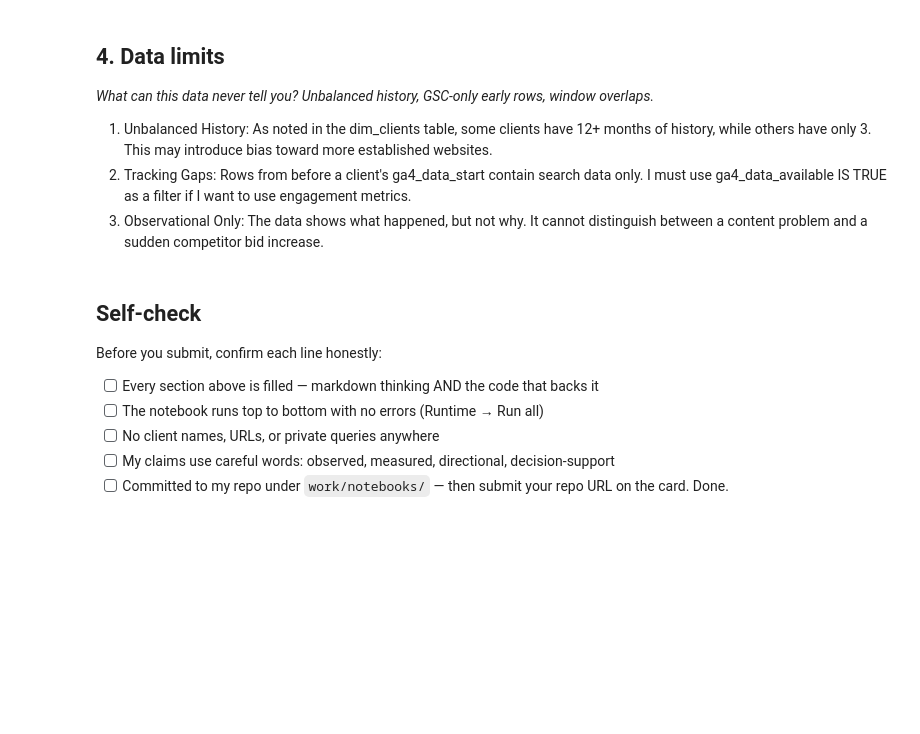
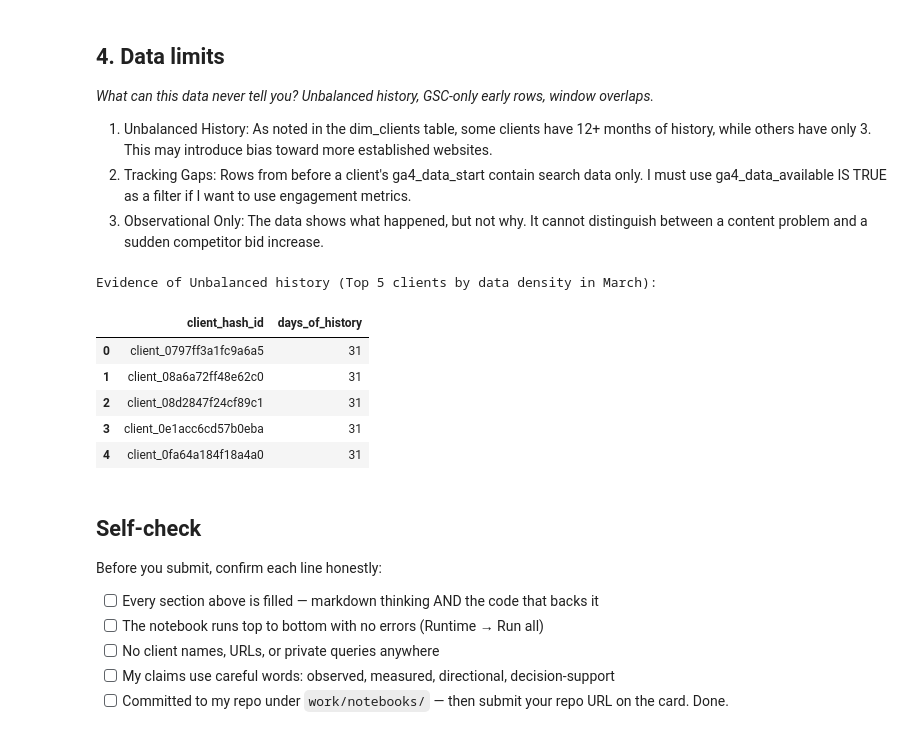
Before and after one commit to abbas72O5/flyrank-ml-internship_week1, a Jupyter notebook: work/notebooks/w03_data_contract.ipynb, the cells around one changed output. Drawn from its saved outputs; the diff is of its cells as text; code cells hidden in the pictures; blank space fills up the shorter version.

```diff
--- a/work/notebooks/w03_data_contract.ipynb
+++ b/work/notebooks/w03_data_contract.ipynb
@@ -118,16 +159,21 @@ print(f"\nPotential 'Decaying Champion' targets in this month: {target_snapshot.
 # %%
 # This cell is for CODE (numbers, a query, a check).
 # Write your text answer in the cell ABOVE this one — typing sentences here breaks Run All.
 # Prove the 'Unbalanced History' limitation
-client_history = con.execute(f"""
-    SELECT client_hash_id, count(distinct report_date) as history_days
-    FROM read_parquet('{path}')
-    GROUP BY 1
-    ORDER BY 2 DESC
-    LIMIT 5
-""").df()
+# Check how many unique days of data each client has in the month
+client_history = df_march.groupby('client_hash_id')['report_date'].nunique().reset_index()
+client_history.columns = ['client_hash_id', 'days_of_history']
+
 print("Evidence of Unbalanced history (Top 5 clients by data density in March):")
-display(client_history)
+display(client_history.sort_values('days_of_history', ascending=False).head(5))
+# %% [output]
+Evidence of Unbalanced history (Top 5 clients by data density in March):
+|  | client_hash_id | days_of_history |
+| 0 | client_0797ff3a1fc9a6a5 | 31 |
+| 1 | client_08a6a72ff48e62c0 | 31 |
+| 2 | client_08d2847f24cf89c1 | 31 |
+| 3 | client_0e1acc6cd57b0eba | 31 |
+| 4 | client_0fa64a184f18a4a0 | 31 |
 # %% [markdown]
 ## Self-check
 
```
Also changed, not shown: parts of 3 cells of this notebook.
